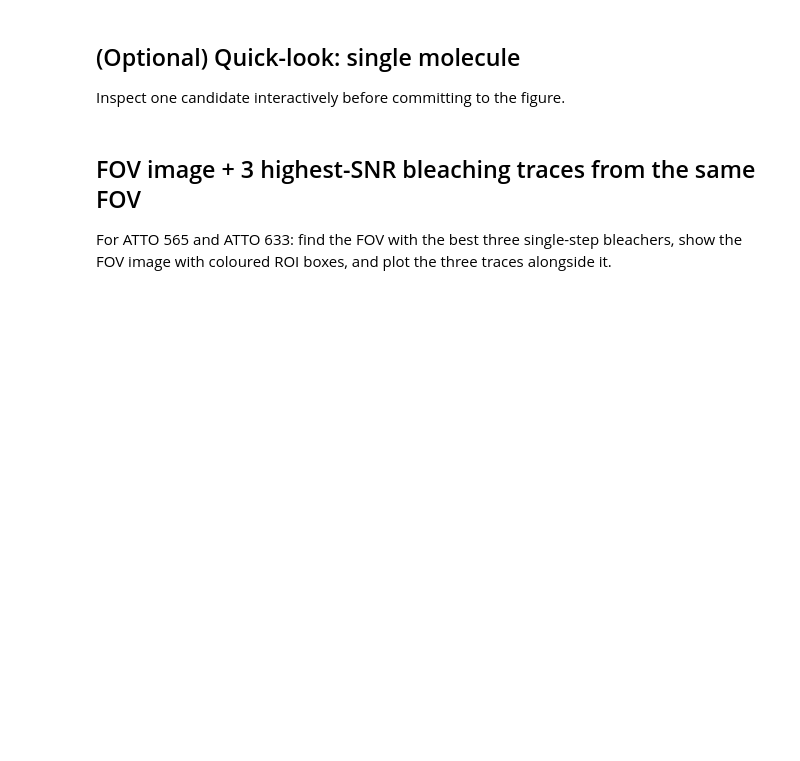
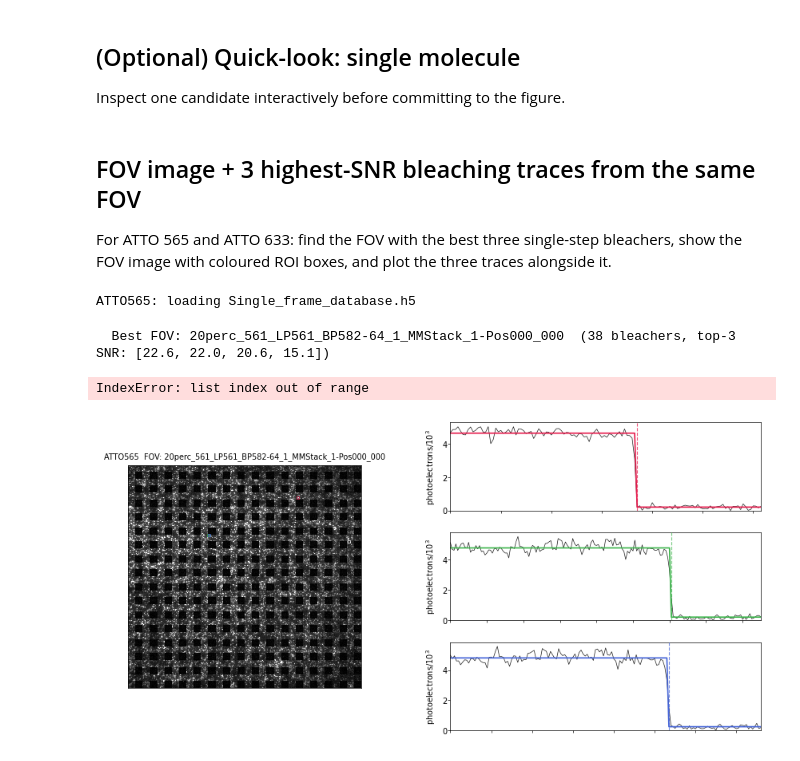
Before and after one commit to JBeckwith/pyS3M, a Jupyter notebook: notebooks/figures/SI/SI_Single_Dye_Photobleaching.ipynb, the cells around one changed output. Saved outputs shown, nothing was run; the diff lists cells and outputs as text; code cells hidden in the pictures; blank space fills up the shorter version.

```diff
--- a/notebooks/figures/SI/SI_Single_Dye_Photobleaching.ipynb
+++ b/notebooks/figures/SI/SI_Single_Dye_Photobleaching.ipynb
@@ -369,8 +369,9 @@ import matplotlib.patches as mpatches
 import matplotlib.gridspec as gridspec
 
 TARGET_DYES = ['ATTO565', 'ATTO633']
-BOX_COLORS  = ['#e6194b', '#3cb44b', '#4363d8']   # red, green, blue
-half = ROI_SIZE // 2
+BOX_COLORS  = ['#e6194b', '#3cb44b', '#4363d8', 'white']   # red, green, blue
+half = ROI_SIZE
+n=4
 
 SAVE_DIR = Path('/scratch/sycamore-asap/2026_Multicolour_Paper/For_Talks/Single_Step_Photobleaching/')
 SAVE_DIR.mkdir(parents=True, exist_ok=True)
@@ -466,39 +467,35 @@ for chosen_dye in TARGET_DYES:
 
     # --- pick the FOV with the best 3 candidates ---
     eligible = {fov: sorted(cands, key=lambda c: c['snr_ratio'], reverse=True)
-                for fov, cands in found_by_fov.items() if len(cands) >= 3}
+                for fov, cands in found_by_fov.items() if len(cands) >= n}
     if not eligible:
         print(f'  No FOV with ≥3 single-step bleachers found for {chosen_dye}')
         continue
 
-    best_fov = max(eligible, key=lambda fov: sum(c['snr_ratio'] for c in eligible[fov][:3]))
-    top3     = eligible[best_fov][:3]
+    best_fov = max(eligible, key=lambda fov: sum(c['snr_ratio'] for c in eligible[fov][:n]))
+    top3     = eligible[best_fov][:n]
     print(f'  Best FOV: {best_fov}  ({len(eligible[best_fov])} bleachers, top-3 SNR: '
           f'{[round(c["snr_ratio"],1) for c in top3]})')
 
     # --- reload FOV TIFF for the image ---
-    raw_fov = IO.read_tiff_tophotoelectrons(
+    fov_img = IO.read_tiff_tophotoelectrons(
         tif_map[best_fov], dtype='float32',
-        gain_map=gain_c, offset_map=offset_c, rqe=rqe_c,
+        gain_map=gain_c, offset_map=offset_c, rqe=rqe_c, frame=0
     )
-    if raw_fov.ndim == 2:
-        raw_fov = raw_fov[np.newaxis]
-    fov_img = raw_fov.max(axis=0)   # max projection — avoids dark post-bleach frames
-    del raw_fov
     gc.collect()
 
     # --- figure: FOV image (left, full height) + 3 traces stacked (right) ---
     fig = plt.figure(figsize=(8, 4))
-    gs = gridspec.GridSpec(3, 2, width_ratios=[1.5, 2], hspace=0.08, wspace=0.2,
+    gs = gridspec.GridSpec(n, 2, width_ratios=[1.5, 2], hspace=0.08, wspace=0.2,
                            figure=fig)
     ax_fov    = fig.add_subplot(gs[:, 0])
-    ax_traces = [fig.add_subplot(gs[i, 1]) for i in range(3)]
+    ax_traces = [fig.add_subplot(gs[i, 1]) for i in range(n)]
 
     # FOV image
     vmin = np.percentile(fov_img,  1)
     vmax = np.percentile(fov_img, 99.5)
     ax_fov.imshow(fov_img, cmap='gray', origin='upper', vmin=vmin, vmax=vmax,
-                  interpolation='nearest')
+                  interpolation='none')
     ax_fov.set_xticks([])
     ax_fov.set_yticks([])
     ax_fov.set_title(f'{chosen_dye}  FOV: {best_fov}', fontsize=7)
@@ -506,36 +503,41 @@ for chosen_dye in TARGET_DYES:
     for cand, color in zip(top3, BOX_COLORS):
         xpx = int(round(cand['xc']))
         ypx = int(round(cand['yc']))
         rect = mpatches.Rectangle(
             (xpx - half - 0.5, ypx - half - 0.5), ROI_SIZE, ROI_SIZE,
-            linewidth=1, edgecolor=color, facecolor='none'
+            linewidth=0.5, edgecolor=color, facecolor='none'
         )
         ax_fov.add_patch(rect)
 
     # 3 bleaching traces — stacked vertically, sharing x-axis appearance
     for i, (cand, color) in enumerate(zip(top3, BOX_COLORS)):
         ax    = ax_traces[i]
         trace = cand['trace'] - cand['trace'].min()
         cps   = cand['cps']
         frames = np.arange(len(trace))
         means  = detector.segment_means(trace, cps)
 
-        ax.plot(frames, trace, color='black', lw=0.5, alpha=0.9, zorder=1)
-        ax.plot(frames, means, color=color,   lw=1.2, zorder=2)
+        ax.plot(frames, trace/1e3, color='black', lw=0.5, alpha=0.9, zorder=1)
+        ax.plot(frames, means/1e3, color=color,   lw=1.2, zorder=2)
         for cp in cps[:-1]:
             ax.axvline(cp, color=color, lw=0.8, ls='--', alpha=0.7, zorder=3)
 
         ax.set_xlim(frames[0], frames[-1])
         ax.set_ylim(bottom=0)
         ax.tick_params(labelsize=7, length=2, pad=1)
-        ax.set_ylabel('pe', fontsize=7)
+        ax.set_ylabel(r'photoelectrons/10$^3$', fontsize=7)
 
-        if i < 2:
+        if i < (n-1):
             ax.set_xticklabels([])
         else:
             ax.set_xlabel('frame', fontsize=8)
 
     fig_path = SAVE_DIR / f'{chosen_dye}_FOV_top3_bleach.svg'
-    fig.savefig(fig_path, dpi=300, format='svg', bbox_inches='tight')
+    fig.savefig(fig_path, dpi=600, format='svg', bbox_inches='tight')
     plt.show()
     print(f'Saved → {fig_path}')
+# %% [output]
+ATTO565: loading Single_frame_database.h5
+  Best FOV: 20perc_561_LP561_BP582-64_1_MMStack_1-Pos000_000  (38 bleachers, top-3 SNR: [22.6, 22.0, 20.6, 15.1])
+IndexError: list index out of range
+[figure, added]
```
Also changed, not shown: 2 other files.
